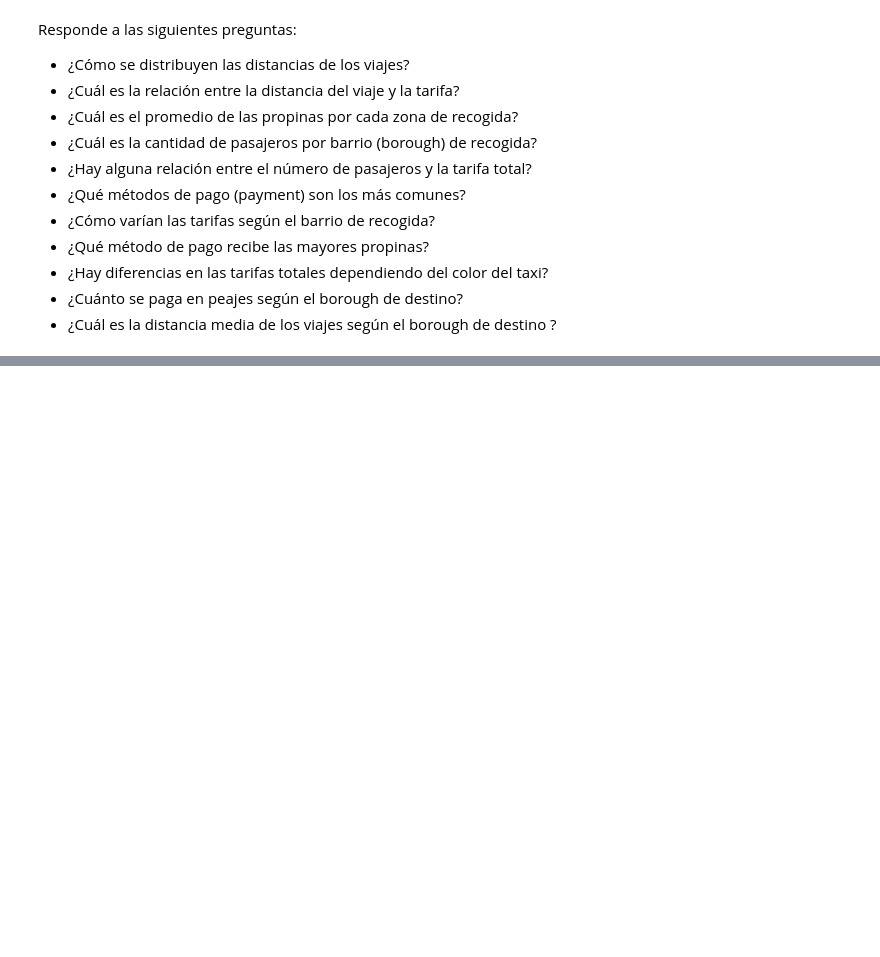
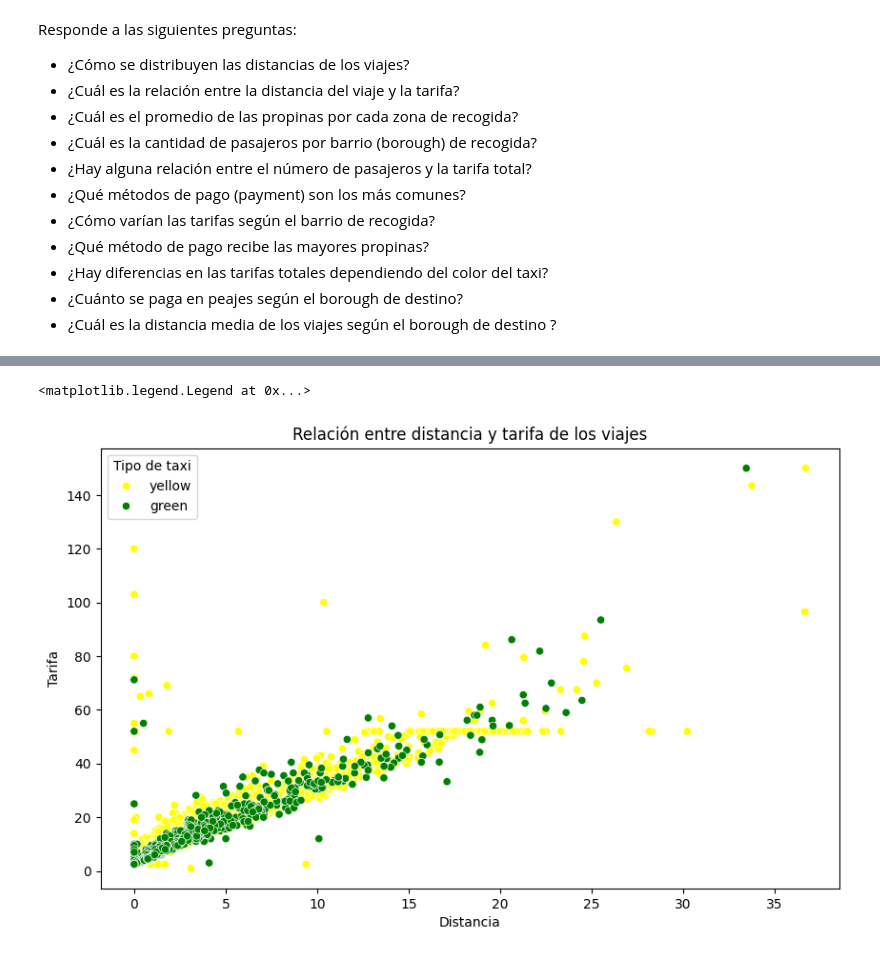
Before and after one commit to Juanmacg21/Python-Intro-for-Data-Science, a Jupyter notebook: notebooks/Lesson IV - Matplotlib and Seaborn Intro.ipynb, the cells around one changed output, grey strips where cells are left out. Drawn from its saved outputs; the diff is of its cells as text; code cells hidden in the pictures; blank space fills up the shorter version.

```diff
--- a/notebooks/Lesson IV - Matplotlib and Seaborn Intro.ipynb
+++ b/notebooks/Lesson IV - Matplotlib and Seaborn Intro.ipynb
@@ -384,0 +413,21 @@ Responde a las siguientes preguntas:
+# %%
+plt.figure(figsize=(10, 6))
+
+sns.scatterplot(
+    data=taxis_df,
+    x="distance",
+    y="fare",
+    hue="color",
+    palette={
+        "yellow": "yellow",
+        "green": "green"
+    }
+)
+
+plt.title("Relación entre distancia y tarifa de los viajes")
+plt.xlabel("Distancia")
+plt.ylabel("Tarifa")
+plt.legend(title="Tipo de taxi")
+# %% [output]
+<matplotlib.legend.Legend at 0x...>
+[figure, added]
```
Also changed, not shown: parts of 13 cells of this notebook, 2 other files.
